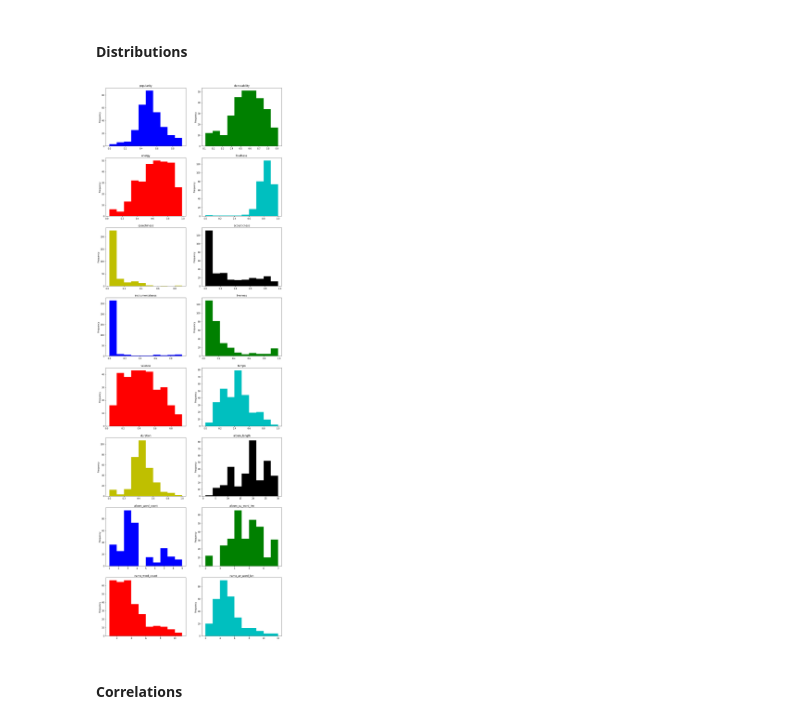
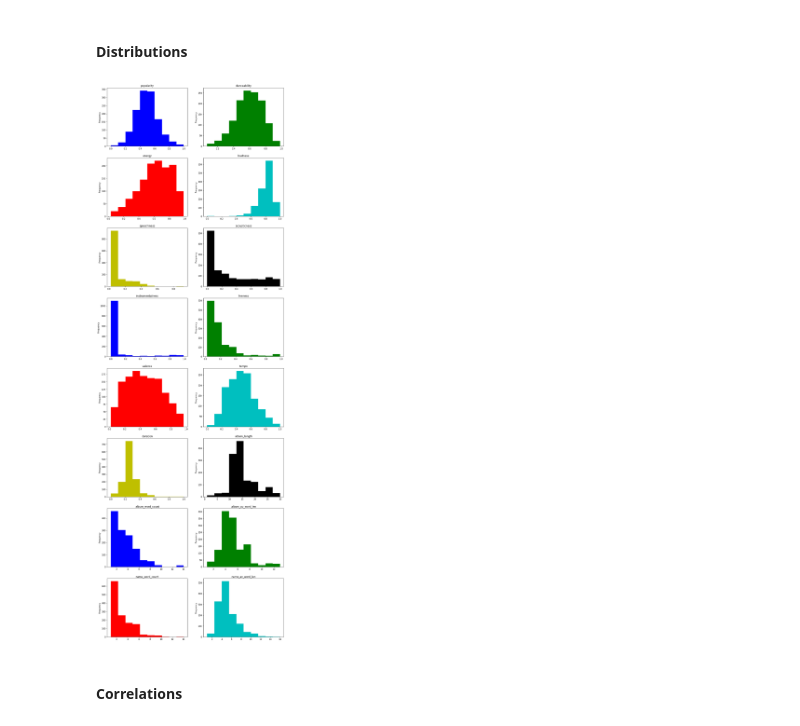
Before and after one commit to j4mes12/SDPA_Coursework, a Jupyter notebook: Part3/main.ipynb, the cells around one changed output. Saved outputs shown, nothing was run; the diff lists cells and outputs as text; code cells hidden in the pictures.

```diff
--- a/Part3/main.ipynb
+++ b/Part3/main.ipynb
@@ -37,3 +43,5 @@ for i in new_releases['albums']['items']:
+# %%
+nr_album_names, nr_album_uri = get_ablum_uri_and_names(new_releases)
 # %%
 audio_features = ['danceability', 'energy', 'loudness', 'speechiness', 'acousticness', 'instrumentalness', 'liveness', 'valence', 'tempo']
 track_info_features = ['artist', 'name', 'id', 'uri', 'duration_ms', 'explicit', 'track_number']
@@ -194,10 +202,14 @@ dtype: object
 text_cols = ['album', 'name']
 # %%
 def average_word_length(row):
-    return sum(map(len, row))/len(row)
+    return sum(map(len, row)) / len(row)
 
 def remove_special_characters(row):
-    return re.sub(r'[^a-zA-Z0-9\s]', '', row)
+    out = re.sub(r'[^a-zA-Z0-9\s]', '', row)
+    if len(out) == 0:
+        return row
+    else:
+        return out
 
 def get_tokenize(row):
     return nltk.word_tokenize(row)
@@ -205,9 +217,9 @@ def get_tokenize(row):
 for i in text_cols:
     data[i] = data[i].str.lower()
 
-    data[i] = data[i].apply(lambda x: remove_special_characters(x))
+    data[i + '_rsc'] = data[i].apply(lambda x: remove_special_characters(x))
 
-    data[i + '_tokenize'] = data[i].apply(lambda x: get_tokenize(x))
+    data[i + '_tokenize'] = data[i + '_rsc'].apply(lambda x: get_tokenize(x))
 
     data[i + '_word_count'] = data[i + '_tokenize'].apply(lambda x: len(x))
 
@@ -215,7 +227,7 @@ for i in text_cols:
 # %%
 # Drop columns that are not needed
 data_out = data.drop(
-    columns=['album_tokenize', 'name_tokenize', 'duration_ms', 'track_number'],
+    columns=['album_tokenize', 'name_tokenize', 'album_rsc', 'name_rsc', 'duration_ms', 'track_number'],
     axis=1
 )
 
@@ -318,22 +330,27 @@ numeric_summary
 # %% [markdown]
 #### Distributions
 # %%
-fig, ax = plt.subplots(nrows = (numeric_df.shape[1] // 2), ncols = 2, figsize = (15, 3 * numeric_df.shape[1]))
+fig, ax = plt.subplots(
+    nrows = (numeric_df.shape[1] // 2),
+    ncols = 2,
+    figsize = (15, 3 * numeric_df.shape[1])
+)
+
 colors = 'bgrcyk' * 3
 
 for idx, col in enumerate(numeric_df.columns):
     x, y = idx // 2, idx % 2
     numeric_df[col].plot(
         ax = ax[x,y],
         kind = 'hist',
         color = colors[idx],
         legend = False,
         title = col
     )
 
 plt.show()
 # %% [output]
-[figure, old version]
+[figure, new version]
 # %% [markdown]
 #### Correlations
 # %%
```
Also changed, not shown: parts of 12 cells of this notebook.
